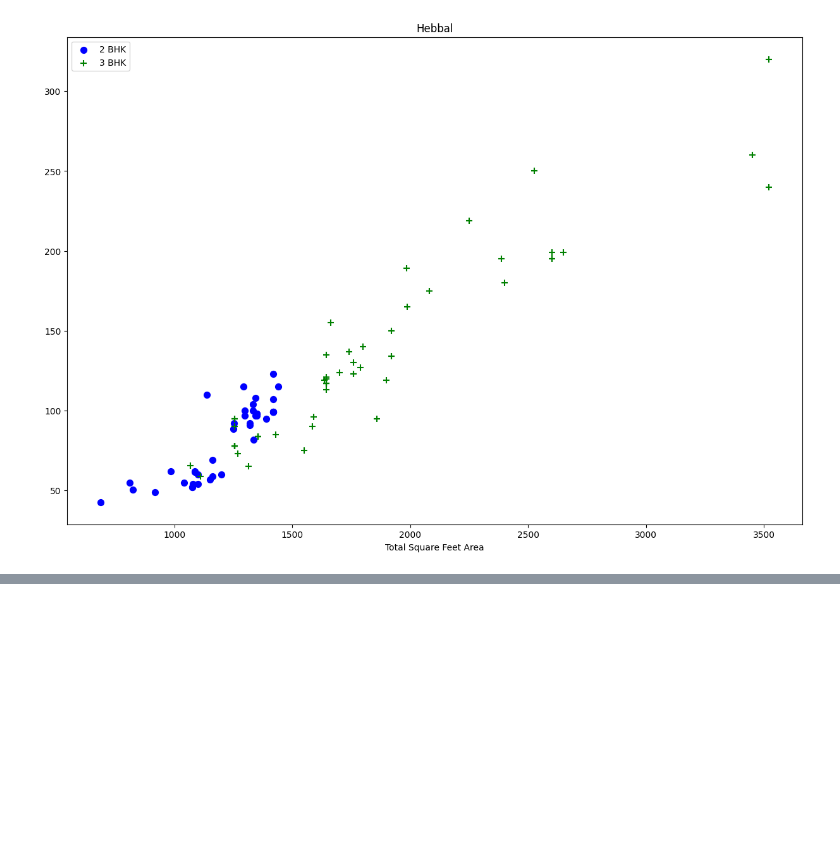
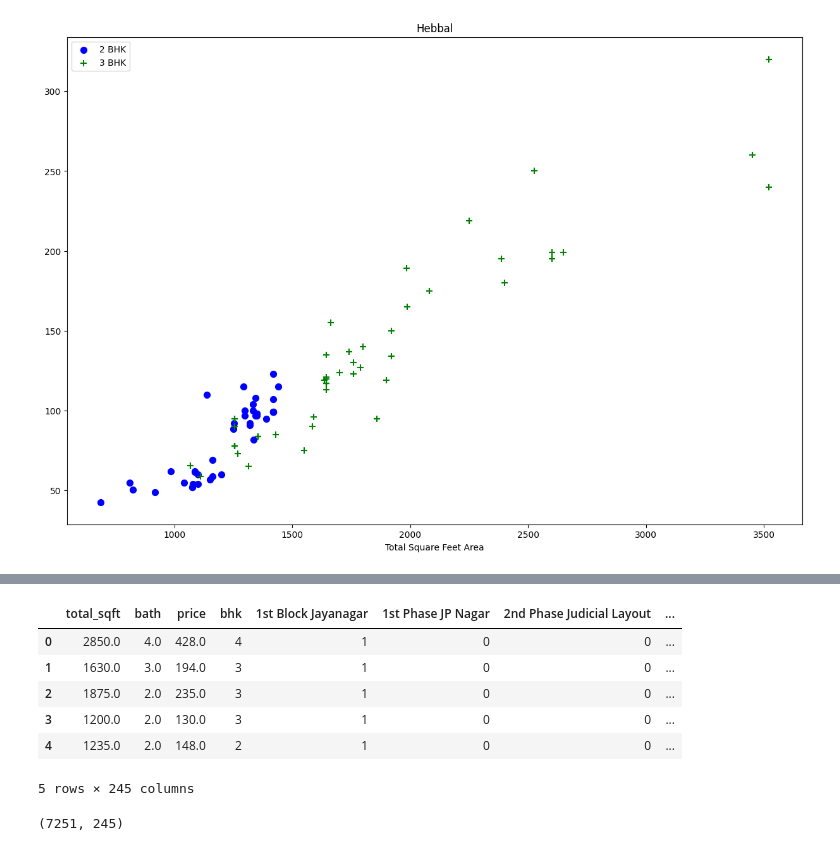
Before and after one commit to HamzaWajid1/House_price_prediction, a Jupyter notebook: HousePricePrediction.ipynb, the cells around one changed output, grey strips where cells are left out. Drawn from its saved outputs; the diff is of its cells as text; code cells hidden in the pictures; blank space fills up the shorter version.

```diff
--- a/HousePricePrediction.ipynb
+++ b/HousePricePrediction.ipynb
@@ -340,0 +412,3 @@ def remove_bhk_outliers(df):
+# %%
+dumies=pd.get_dummies(df10.location)
+dumies.head(3)
@@ -340,0 +421,4 @@ def remove_bhk_outliers(df):
+# %%
+df11=pd.concat([df10,dumies],axis='columns')
+# %%
+df11=df11.drop('other',axis='columns')
@@ -340,0 +433,16 @@ def remove_bhk_outliers(df):
+# %%
+df12=df11.drop('location',axis='columns')
+# %%
+df12.head()
+# %% [output]
+|  | total_sqft | bath | price | bhk | 1st Block Jayanagar | 1st Phase JP Nagar | 2nd Phase Judicial Layout | ... |
+| 0 | 2850.0 | 4.0 | 428.0 | 4 | 1 | 0 | 0 | ... |
+| 1 | 1630.0 | 3.0 | 194.0 | 3 | 1 | 0 | 0 | ... |
+| 2 | 1875.0 | 2.0 | 235.0 | 3 | 1 | 0 | 0 | ... |
+| 3 | 1200.0 | 2.0 | 130.0 | 3 | 1 | 0 | 0 | ... |
+| 4 | 1235.0 | 2.0 | 148.0 | 2 | 1 | 0 | 0 | ... |
+5 rows × 245 columns
+# %%
+df12.shape
+# %% [output]
+(7251, 245)
```
Also changed, not shown: parts of 20 cells of this notebook.
